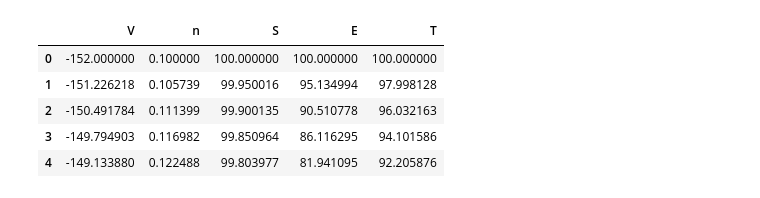
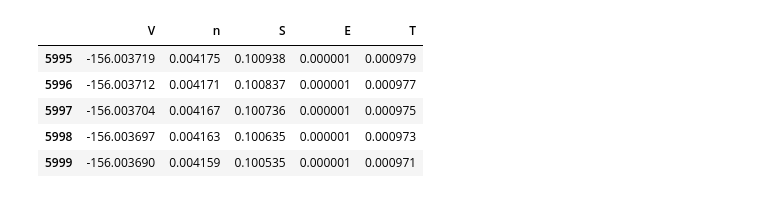
Before and after one commit to quantshah/hh-bio-film-model, a Jupyter notebook: hh.ipynb, the cells around one changed output. Saved outputs shown, nothing was run; the diff lists cells and outputs as text; code cells hidden in the pictures.

```diff
--- a/hh.ipynb
+++ b/hh.ipynb
@@ -37,7 +39,7 @@ params = {
     'gamma_t'  :        4,
     'alpha_s'  :        1,
     'alpha_t'  :        1,
-    'D'        :        13.8*(10**(-6))
+    'D'        :        60*13.8*(10**(-2))*1000
 }
 # Define the value of e
 e = math.exp(1)
@@ -60,15 +62,15 @@ def HodgkinHuxley(y0,t):
     return V_diff(n,V),n_diff(S,n),S_diff(V,S),E_diff(n,V,E),T_diff(V,T)
 # %%
 # initial values
-V0 = -152.0
+V0 = -151.0
 n0 = 0.10
-S0 = 100.0
-E0 = 100.0
-T0 = 100.0
+S0 = 0
+E0 = 200.0
+T0 = 100
 
 y0 = [V0,n0,S0,E0,T0]
 # time interval spacing
-h = .005
+h = 0.01
 t_initial = 0
 t_final = 60
 t = np.arange(t_initial,t_final,h)
@@ -79,14 +81,14 @@ X = odeint(HodgkinHuxley, y0, t )
 # %%
 # Put all the values in a Pandas Data frame and label the columns
 sols = pd.DataFrame(X, columns=["V","n","S","E","T"])
-sols.head()
+sols.tail()
 # %% [output]
 |  | V | n | S | E | T |
-| 0 | -152.000000 | 0.100000 | 100.000000 | 100.000000 | 100.000000 |
-| 1 | -151.226218 | 0.105739 | 99.950016 | 95.134994 | 97.998128 |
-| 2 | -150.491784 | 0.111399 | 99.900135 | 90.510778 | 96.032163 |
-| 3 | -149.794903 | 0.116982 | 99.850964 | 86.116295 | 94.101586 |
-| 4 | -149.133880 | 0.122488 | 99.803977 | 81.941095 | 92.205876 |
+| 5995 | -156.003719 | 0.004175 | 0.100938 | 0.000001 | 0.000979 |
+| 5996 | -156.003712 | 0.004171 | 0.100837 | 0.000001 | 0.000977 |
+| 5997 | -156.003704 | 0.004167 | 0.100736 | 0.000001 | 0.000975 |
+| 5998 | -156.003697 | 0.004163 | 0.100635 | 0.000001 | 0.000973 |
+| 5999 | -156.003690 | 0.004159 | 0.100535 | 0.000001 | 0.000971 |
 # %%
 # We plot 4 variables V,T,S,E
 plt.figure(figsize=(20,20))
```
Also changed, not shown: parts of 11 cells of this notebook.
